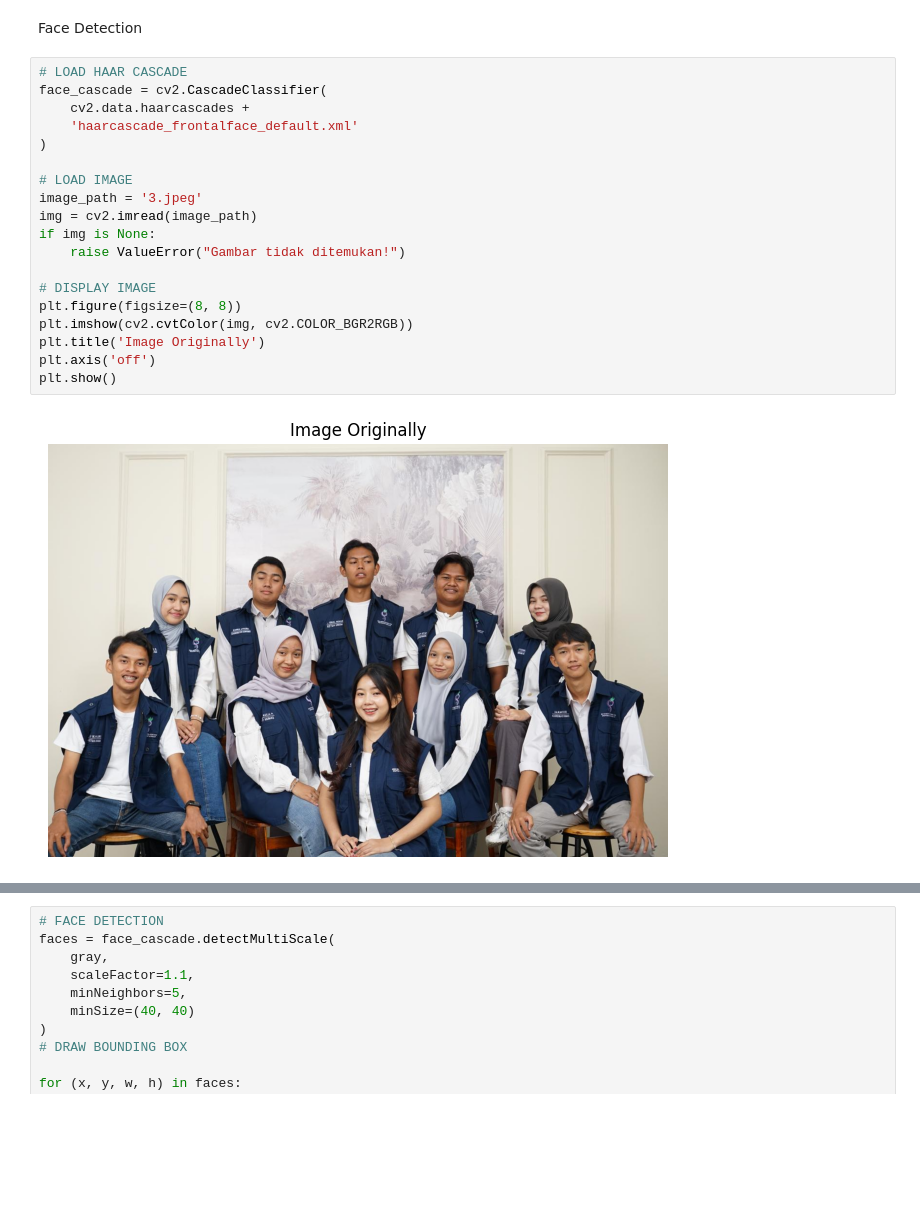
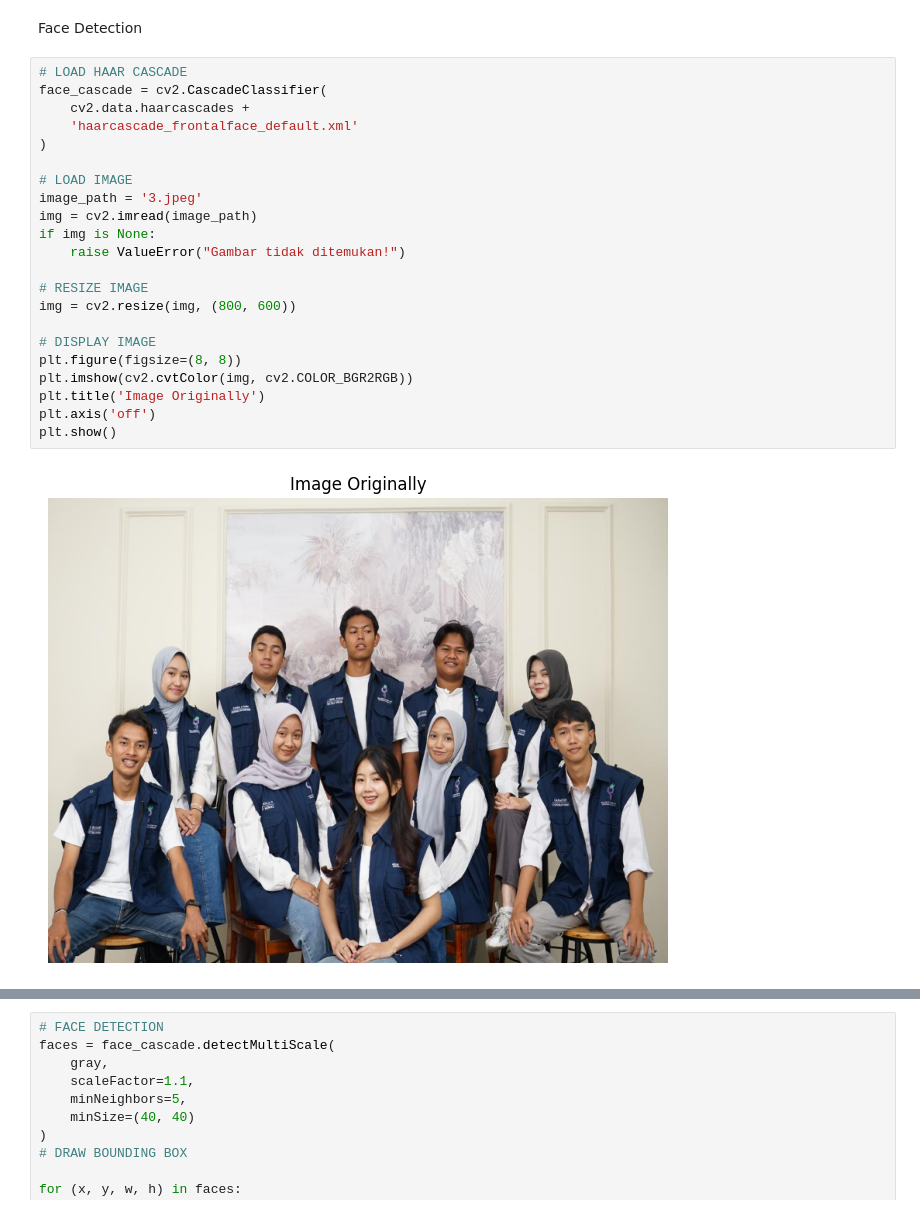
Before and after one commit to WahyuKhairi06/2311531009_Wahyu-Khairi_ImageProcessing, a Jupyter notebook: FaceDetection/2311531009_WahyuKhairi_FaceDetection.ipynb, the cells around one changed output, grey strips where cells are left out. Saved outputs shown, nothing was run; the diff lists cells and outputs as text; blank space fills up the shorter version.

```diff
--- a/FaceDetection/2311531009_WahyuKhairi_FaceDetection.ipynb
+++ b/FaceDetection/2311531009_WahyuKhairi_FaceDetection.ipynb
@@ -33,24 +33,27 @@ Face Detection
 # %%
 # LOAD HAAR CASCADE
 face_cascade = cv2.CascadeClassifier(
     cv2.data.haarcascades +
     'haarcascade_frontalface_default.xml'
 )
 
 # LOAD IMAGE
 image_path = '3.jpeg'
 img = cv2.imread(image_path)
 if img is None:
     raise ValueError("Gambar tidak ditemukan!")
 
+# RESIZE IMAGE
+img = cv2.resize(img, (800, 600))
+
 # DISPLAY IMAGE
 plt.figure(figsize=(8, 8))
 plt.imshow(cv2.cvtColor(img, cv2.COLOR_BGR2RGB))
 plt.title('Image Originally')
 plt.axis('off')
 plt.show()
 # %% [output]
-[figure, old version]
+[figure, new version]
 # %%
 # CONVERT TO GRAYSCALE
 
```
Also changed, not shown: parts of 2 cells of this notebook.
